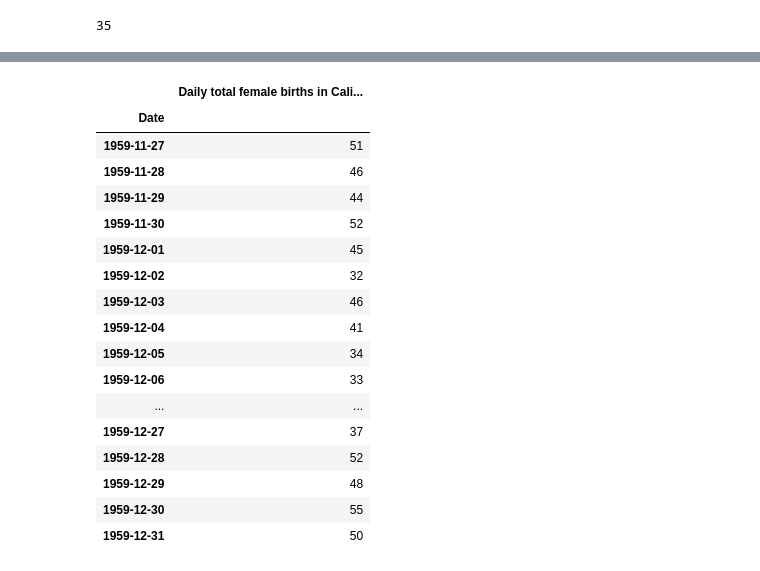
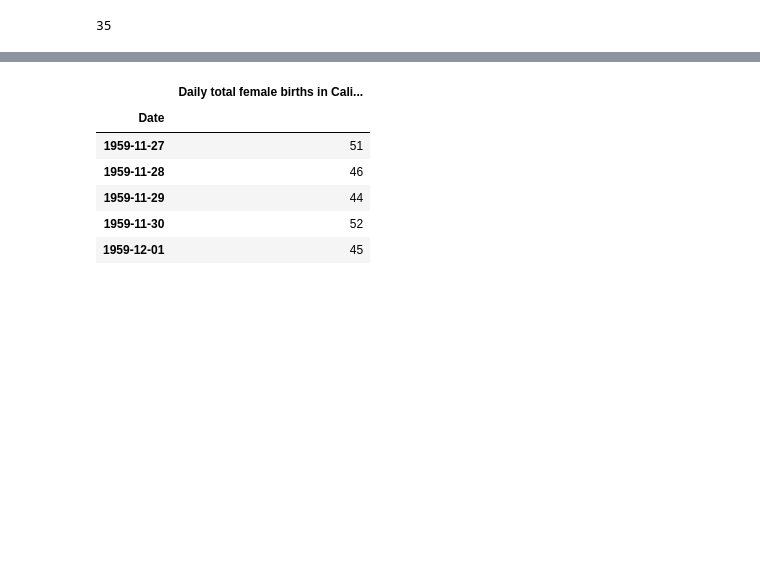
Before and after one commit to Arpit150321/Predictive-Analysis, a Jupyter notebook: Time Series/DailyTotalFemaleBirthsInCal.ipynb, the cells around one changed output, grey strips where cells are left out. Saved outputs shown, nothing was run; the diff lists cells and outputs as text; code cells hidden in the pictures; blank space fills up the shorter version.

```diff
--- a/Time Series/DailyTotalFemaleBirthsInCal.ipynb
+++ b/Time Series/DailyTotalFemaleBirthsInCal.ipynb
@@ -216,24 +197,13 @@ array([45.30384343, 46.3098479 , 43.64951184, 44.59256409, 46.49644032,
 # %%
-birth_test
+birth_test.head()
 # %% [output]
 |  | Daily total female births in Cali... |
 | Date |  |
 | 1959-11-27 | 51 |
 | 1959-11-28 | 46 |
 | 1959-11-29 | 44 |
 | 1959-11-30 | 52 |
 | 1959-12-01 | 45 |
-| 1959-12-02 | 32 |
-| 1959-12-03 | 46 |
-| 1959-12-04 | 41 |
-| 1959-12-05 | 34 |
-| 1959-12-06 | 33 |
-| ... | ... |
-| 1959-12-27 | 37 |
-| 1959-12-28 | 52 |
-| 1959-12-29 | 48 |
-| 1959-12-30 | 55 |
-| 1959-12-31 | 50 |
 # %%
 np.sqrt(mean_squared_error(birth_test, birth_forecast))
 # %% [output]
```
Also changed, not shown: parts of 5 cells of this notebook.
